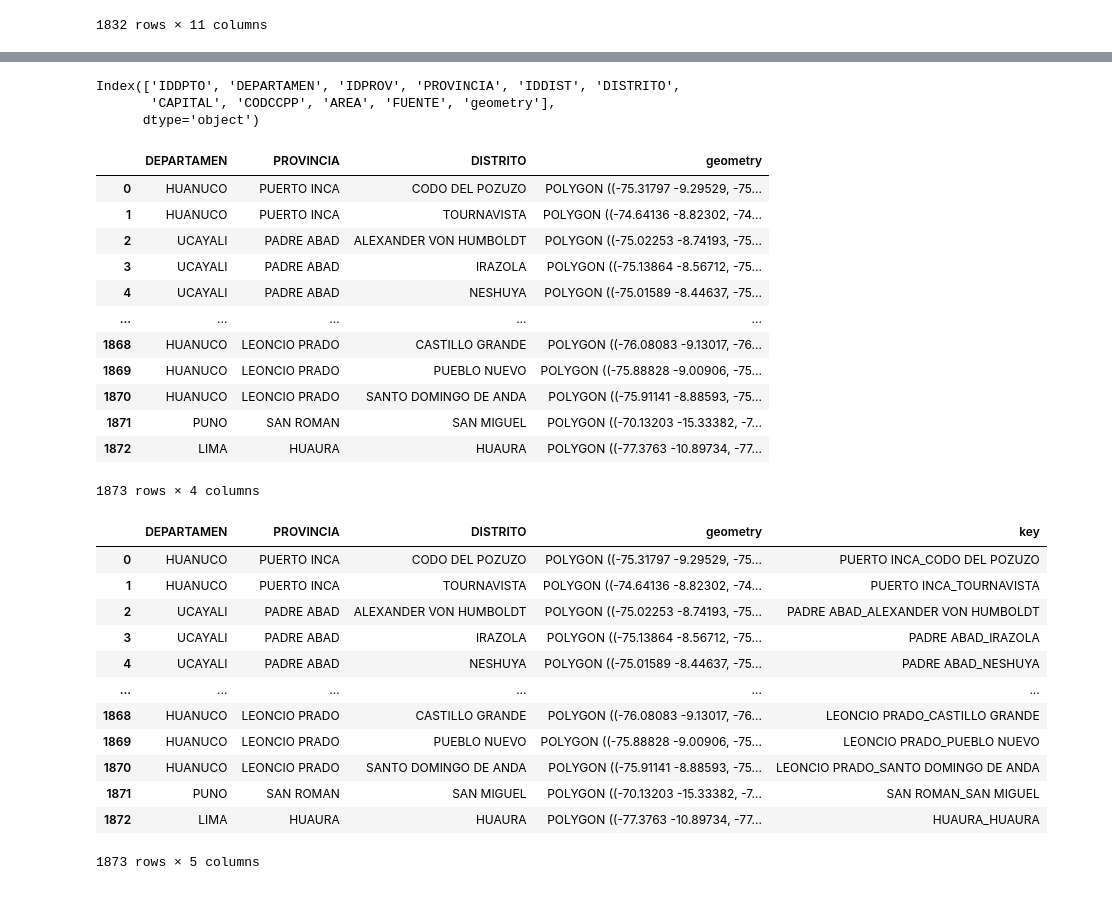
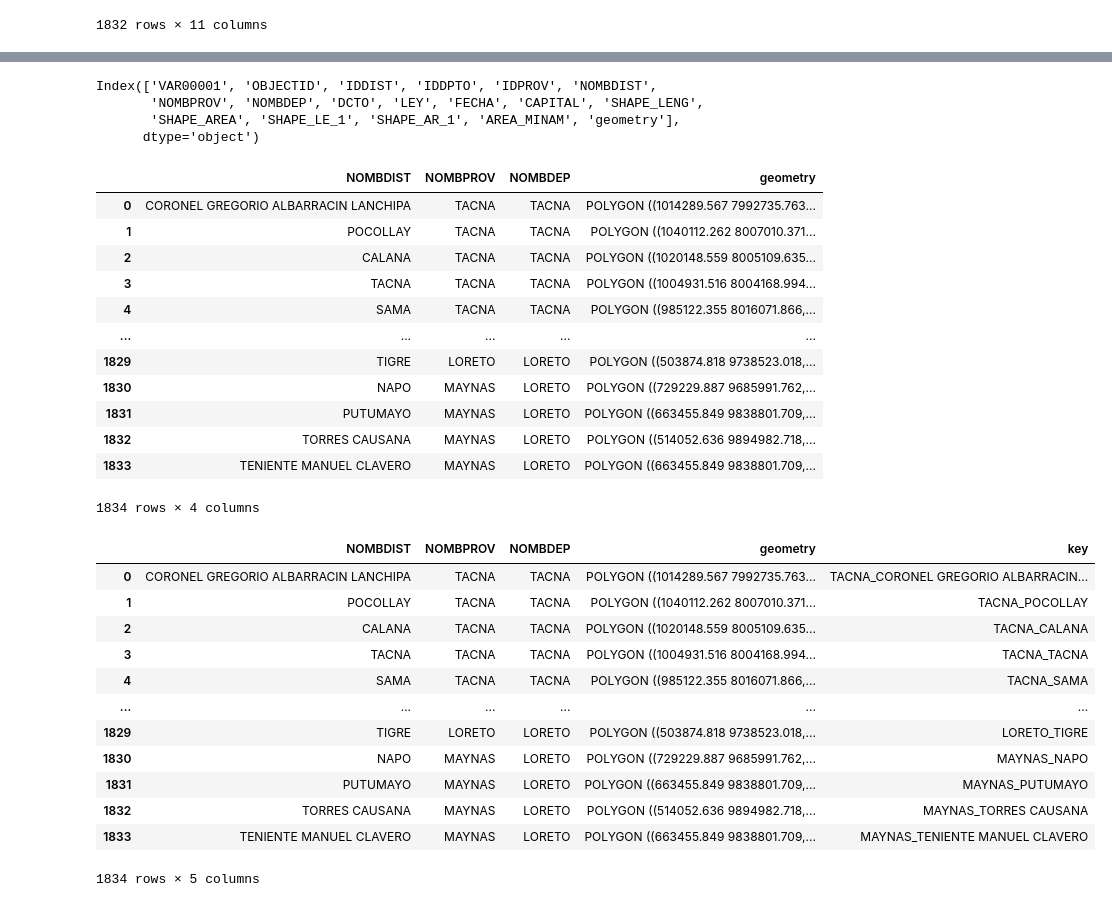
Before and after one commit to CAP-CoyunturasCriticas/BookMaps2011, a Jupyter notebook: preprocessing.ipynb, the cells around one changed output, grey strips where cells are left out. Cells and saved outputs as stored; diff of their text form; code cells hidden in the pictures.

```diff
--- a/preprocessing.ipynb
+++ b/preprocessing.ipynb
@@ -394,7 +394,7 @@ data2011
 # %%
 import geopandas as gpd
 
-link3='https://github.com/CAP-CoyunturasCriticas/BookMaps2011/raw/refs/heads/main/distritos/DISTRITOS.shp'
+link3='https://github.com/CAP-CoyunturasCriticas/BookMaps2011/raw/refs/heads/main/distritos/BAS_LIM_DISTRITOS.shp'
 dismap=gpd.read_file(link3)
 # %%
 dismap.head()
@@ -408,44 +408,45 @@ dismap.head()
 # %%
 dismap.columns
 # %% [output]
-Index(['IDDPTO', 'DEPARTAMEN', 'IDPROV', 'PROVINCIA', 'IDDIST', 'DISTRITO',
-       'CAPITAL', 'CODCCPP', 'AREA', 'FUENTE', 'geometry'],
+Index(['VAR00001', 'OBJECTID', 'IDDIST', 'IDDPTO', 'IDPROV', 'NOMBDIST',
+       'NOMBPROV', 'NOMBDEP', 'DCTO', 'LEY', 'FECHA', 'CAPITAL', 'SHAPE_LENG',
+       'SHAPE_AREA', 'SHAPE_LE_1', 'SHAPE_AR_1', 'AREA_MINAM', 'geometry'],
       dtype='object')
 # %%
-dismap.drop(columns=['IDDPTO', 'IDPROV', 'IDDIST',
-       'CAPITAL', 'CODCCPP', 'AREA', 'FUENTE',],inplace=True)
+dismap.drop(columns=['VAR00001', 'OBJECTID', 'IDDIST', 'IDDPTO', 'IDPROV', 'DCTO', 'LEY', 'FECHA', 'CAPITAL', 'SHAPE_LENG',
+       'SHAPE_AREA', 'SHAPE_LE_1', 'SHAPE_AR_1', 'AREA_MINAM',],inplace=True)
 # %%
 dismap
 # %% [output]
-|  | DEPARTAMEN | PROVINCIA | DISTRITO | geometry |
-| 0 | HUANUCO | PUERTO INCA | CODO DEL POZUZO | POLYGON ((-75.31797 -9.29529, -75... |
-| 1 | HUANUCO | PUERTO INCA | TOURNAVISTA | POLYGON ((-74.64136 -8.82302, -74... |
-| 2 | UCAYALI | PADRE ABAD | ALEXANDER VON HUMBOLDT | POLYGON ((-75.02253 -8.74193, -75... |
-| 3 | UCAYALI | PADRE ABAD | IRAZOLA | POLYGON ((-75.13864 -8.56712, -75... |
-| 4 | UCAYALI | PADRE ABAD | NESHUYA | POLYGON ((-75.01589 -8.44637, -75... |
+|  | NOMBDIST | NOMBPROV | NOMBDEP | geometry |
+| 0 | CORONEL GREGORIO ALBARRACIN LANCHIPA | TACNA | TACNA | POLYGON ((1014289.567 7992735.763... |
+| 1 | POCOLLAY | TACNA | TACNA | POLYGON ((1040112.262 8007010.371... |
+| 2 | CALANA | TACNA | TACNA | POLYGON ((1020148.559 8005109.635... |
+| 3 | TACNA | TACNA | TACNA | POLYGON ((1004931.516 8004168.994... |
+| 4 | SAMA | TACNA | TACNA | POLYGON ((985122.355 8016071.866,... |
 | ... | ... | ... | ... | ... |
-| 1868 | HUANUCO | LEONCIO PRADO | CASTILLO GRANDE | POLYGON ((-76.08083 -9.13017, -76... |
-| 1869 | HUANUCO | LEONCIO PRADO | PUEBLO NUEVO | POLYGON ((-75.88828 -9.00906, -75... |
-| 1870 | HUANUCO | LEONCIO PRADO | SANTO DOMINGO DE ANDA | POLYGON ((-75.91141 -8.88593, -75... |
-| 1871 | PUNO | SAN ROMAN | SAN MIGUEL | POLYGON ((-70.13203 -15.33382, -7... |
-| 1872 | LIMA | HUAURA | HUAURA | POLYGON ((-77.3763 -10.89734, -77... |
+| 1829 | TIGRE | LORETO | LORETO | POLYGON ((503874.818 9738523.018,... |
+| 1830 | NAPO | MAYNAS | LORETO | POLYGON ((729229.887 9685991.762,... |
+| 1831 | PUTUMAYO | MAYNAS | LORETO | POLYGON ((663455.849 9838801.709,... |
+| 1832 | TORRES CAUSANA | MAYNAS | LORETO | POLYGON ((514052.636 9894982.718,... |
+| 1833 | TENIENTE MANUEL CLAVERO | MAYNAS | LORETO | POLYGON ((663455.849 9838801.709,... |
-1873 rows × 4 columns
+1834 rows × 4 columns
 # %%
-dismap['key']=dismap['key']=[p+'_'+d for p,d in zip(dismap.PROVINCIA,dismap.DISTRITO)]
+dismap['key']=dismap['key']=[p+'_'+d for p,d in zip(dismap.NOMBPROV,dismap.NOMBDIST)]
 dismap['key']=dismap['key'].apply(unidecode)
 dismap
 # %% [output]
-|  | DEPARTAMEN | PROVINCIA | DISTRITO | geometry | key |
-| 0 | HUANUCO | PUERTO INCA | CODO DEL POZUZO | POLYGON ((-75.31797 -9.29529, -75... | PUERTO INCA_CODO DEL POZUZO |
-| 1 | HUANUCO | PUERTO INCA | TOURNAVISTA | POLYGON ((-74.64136 -8.82302, -74... | PUERTO INCA_TOURNAVISTA |
-| 2 | UCAYALI | PADRE ABAD | ALEXANDER VON HUMBOLDT | POLYGON ((-75.02253 -8.74193, -75... | PADRE ABAD_ALEXANDER VON HUMBOLDT |
-| 3 | UCAYALI | PADRE ABAD | IRAZOLA | POLYGON ((-75.13864 -8.56712, -75... | PADRE ABAD_IRAZOLA |
-| 4 | UCAYALI | PADRE ABAD | NESHUYA | POLYGON ((-75.01589 -8.44637, -75... | PADRE ABAD_NESHUYA |
+|  | NOMBDIST | NOMBPROV | NOMBDEP | geometry | key |
+| 0 | CORONEL GREGORIO ALBARRACIN LANCHIPA | TACNA | TACNA | POLYGON ((1014289.567 7992735.763... | TACNA_CORONEL GREGORIO ALBARRACIN... |
+| 1 | POCOLLAY | TACNA | TACNA | POLYGON ((1040112.262 8007010.371... | TACNA_POCOLLAY |
+| 2 | CALANA | TACNA | TACNA | POLYGON ((1020148.559 8005109.635... | TACNA_CALANA |
+| 3 | TACNA | TACNA | TACNA | POLYGON ((1004931.516 8004168.994... | TACNA_TACNA |
+| 4 | SAMA | TACNA | TACNA | POLYGON ((985122.355 8016071.866,... | TACNA_SAMA |
 | ... | ... | ... | ... | ... | ... |
-| 1868 | HUANUCO | LEONCIO PRADO | CASTILLO GRANDE | POLYGON ((-76.08083 -9.13017, -76... | LEONCIO PRADO_CASTILLO GRANDE |
-| 1869 | HUANUCO | LEONCIO PRADO | PUEBLO NUEVO | POLYGON ((-75.88828 -9.00906, -75... | LEONCIO PRADO_PUEBLO NUEVO |
-| 1870 | HUANUCO | LEONCIO PRADO | SANTO DOMINGO DE ANDA | POLYGON ((-75.91141 -8.88593, -75... | LEONCIO PRADO_SANTO DOMINGO DE ANDA |
-| 1871 | PUNO | SAN ROMAN | SAN MIGUEL | POLYGON ((-70.13203 -15.33382, -7... | SAN ROMAN_SAN MIGUEL |
-| 1872 | LIMA | HUAURA | HUAURA | POLYGON ((-77.3763 -10.89734, -77... | HUAURA_HUAURA |
+| 1829 | TIGRE | LORETO | LORETO | POLYGON ((503874.818 9738523.018,... | LORETO_TIGRE |
+| 1830 | NAPO | MAYNAS | LORETO | POLYGON ((729229.887 9685991.762,... | MAYNAS_NAPO |
+| 1831 | PUTUMAYO | MAYNAS | LORETO | POLYGON ((663455.849 9838801.709,... | MAYNAS_PUTUMAYO |
+| 1832 | TORRES CAUSANA | MAYNAS | LORETO | POLYGON ((514052.636 9894982.718,... | MAYNAS_TORRES CAUSANA |
+| 1833 | TENIENTE MANUEL CLAVERO | MAYNAS | LORETO | POLYGON ((663455.849 9838801.709,... | MAYNAS_TENIENTE MANUEL CLAVERO |
-1873 rows × 5 columns
+1834 rows × 5 columns
 # %%
```
Also changed, not shown: parts of 23 cells of this notebook, 1 other file.
